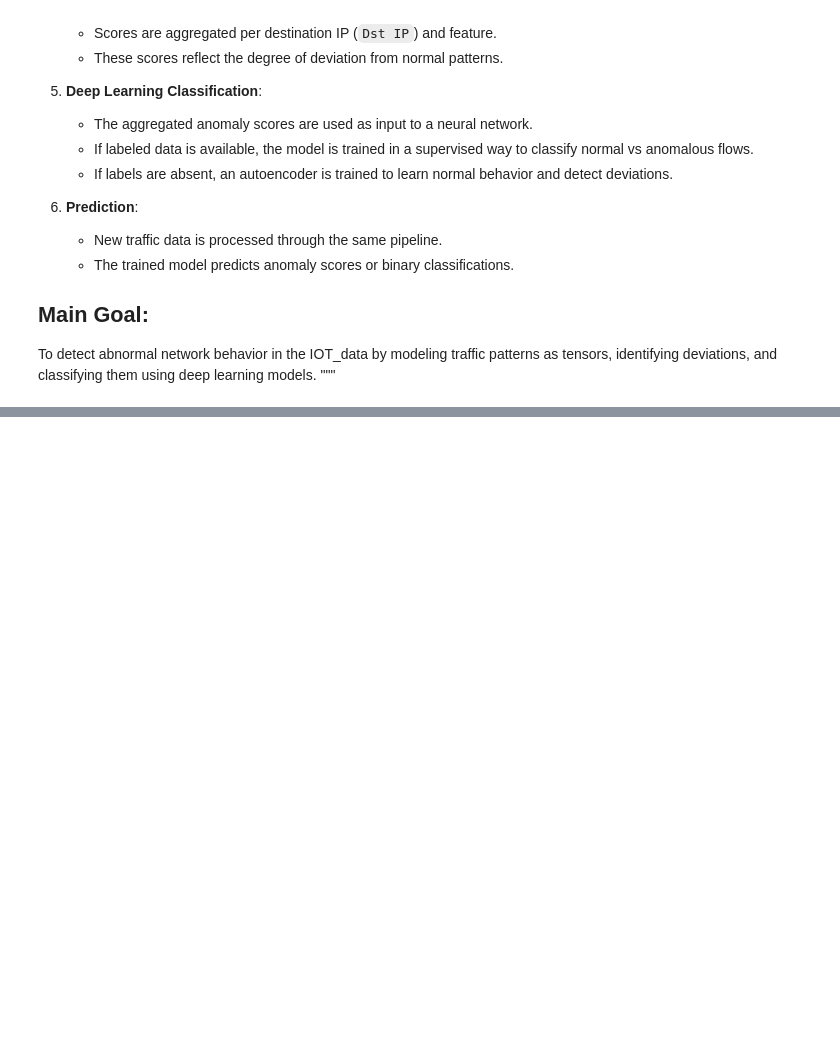
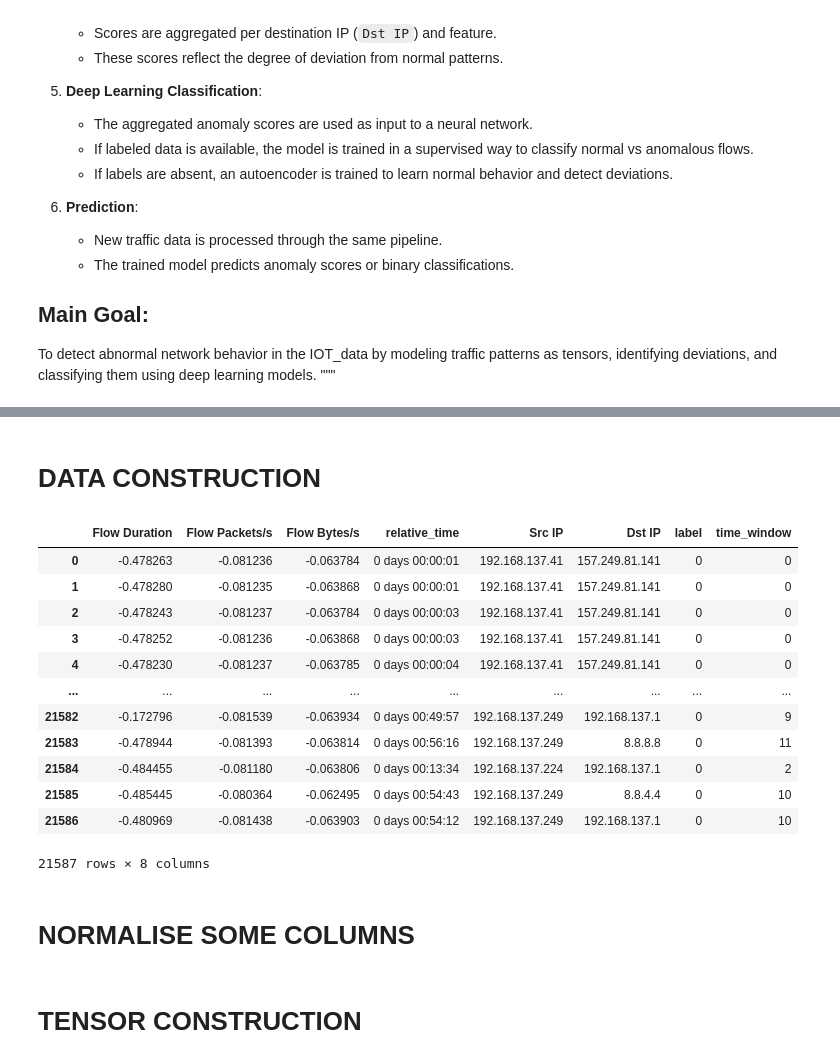
Before and after one commit to mitsouma/IOT_Anomalies_Detection_System_Based_on_Tensor_Decomposition, a Jupyter notebook: Pipeline.ipynb, the cells around one changed output, grey strips where cells are left out. Cells and saved outputs as stored; diff of their text form; code cells hidden in the pictures; blank space fills up the shorter version.

```diff
--- a/Pipeline.ipynb
+++ b/Pipeline.ipynb
@@ -428,0 +215,11 @@ class AnomalyDetectionPipeline:
+# %%
+#Create a relative time
+df1['relative_time']=df1['Timestamp']-df1['Timestamp'].min()
+df2['relative_time']=df2['Timestamp']-df2['Timestamp'].min()
+df3['relative_time']=df3['Timestamp']-df3['Timestamp'].min()
+df4['relative_time']=df4['Timestamp']-df4['Timestamp'].min()
+df5_day_1['relative_time']=df5_day_1['Timestamp']-df5_day_1['Timestamp'].min()
+df5_day_2['relative_time']=df5_day_2['Timestamp']-df5_day_2['Timestamp'].min()
+df6_day_1['relative_time']=df6_day_1['Timestamp']-df6_day_1['Timestamp'].min()
+df6_day_2['relative_time']=df6_day_2['Timestamp']-df6_day_2['Timestamp'].min()
+df7['relative_time']=df7['Timestamp']-df7['Timestamp'].min()
@@ -428,0 +244,50 @@ class AnomalyDetectionPipeline:
+# %% [markdown]
+# DATA CONSTRUCTION
+# %%
+#Consider for as normal_data "Benign 1 ":
+df_normal=df_3h
+#Training data:
+df_train=pd.concat([df_3h_t,df5_day_1,df7_2h],axis=0)
+df_test=pd.concat([df_3h_test,df_3h_test_a,df6_day_2],axis=0)
+# %%
+scaled=StandardScaler()
+# %%
+# Original code for scaling and creating new dataframes
+df_normal_scaled=scaled.fit_transform(df_normal[['Flow Duration','Flow Packets/s','Flow Bytes/s']])
+df_train_scaled=scaled.fit_transform(df_train[['Flow Duration','Flow Packets/s','Flow Bytes/s']])
+df_test_scaled=scaled.fit_transform(df_test[['Flow Duration','Flow Packets/s','Flow Bytes/s']])
+
+df_normal_scaled=pd.DataFrame(df_normal_scaled,columns=['Flow Duration','Flow Packets/s','Flow Bytes/s'])
+df_train_scaled=pd.DataFrame(df_train_scaled,columns=['Flow Duration','Flow Packets/s','Flow Bytes/s'])
+df_test_scaled=pd.DataFrame(df_test_scaled,columns=['Flow Duration','Flow Packets/s','Flow Bytes/s'])
+
+# Reset the index of the original dataframes to ensure alignment
+# This creates a new default integer index
+df_normal = df_normal.reset_index(drop=True)
+df_train = df_train.reset_index(drop=True)
+df_test = df_test.reset_index(drop=True)
+
+# Now assign the columns from the original dataframes with reset indices
+df_normal_scaled[['relative_time','Src IP','Dst IP','label']]=df_normal[['relative_time','Src IP','Dst IP','label']]
+df_train_scaled[['relative_time','Src IP','Dst IP','label']]=df_train[['relative_time','Src IP','Dst IP','label']]
+df_test_scaled[['relative_time','Src IP','Dst IP','label']]=df_test[['relative_time','Src IP','Dst IP','label']]
+# %%
+df_normal_scaled
+# %% [output]
+|  | Flow Duration | Flow Packets/s | Flow Bytes/s | relative_time | Src IP | Dst IP | label | time_window |
+| 0 | -0.478263 | -0.081236 | -0.063784 | 0 days 00:00:01 | 192.168.137.41 | 157.249.81.141 | 0 | 0 |
+| 1 | -0.478280 | -0.081235 | -0.063868 | 0 days 00:00:01 | 192.168.137.41 | 157.249.81.141 | 0 | 0 |
+| 2 | -0.478243 | -0.081237 | -0.063784 | 0 days 00:00:03 | 192.168.137.41 | 157.249.81.141 | 0 | 0 |
+| 3 | -0.478252 | -0.081236 | -0.063868 | 0 days 00:00:03 | 192.168.137.41 | 157.249.81.141 | 0 | 0 |
+| 4 | -0.478230 | -0.081237 | -0.063785 | 0 days 00:00:04 | 192.168.137.41 | 157.249.81.141 | 0 | 0 |
+| ... | ... | ... | ... | ... | ... | ... | ... | ... |
+| 21582 | -0.172796 | -0.081539 | -0.063934 | 0 days 00:49:57 | 192.168.137.249 | 192.168.137.1 | 0 | 9 |
+| 21583 | -0.478944 | -0.081393 | -0.063814 | 0 days 00:56:16 | 192.168.137.249 | 8.8.8.8 | 0 | 11 |
+| 21584 | -0.484455 | -0.081180 | -0.063806 | 0 days 00:13:34 | 192.168.137.224 | 192.168.137.1 | 0 | 2 |
+| 21585 | -0.485445 | -0.080364 | -0.062495 | 0 days 00:54:43 | 192.168.137.249 | 8.8.4.4 | 0 | 10 |
+| 21586 | -0.480969 | -0.081438 | -0.063903 | 0 days 00:54:12 | 192.168.137.249 | 192.168.137.1 | 0 | 10 |
+21587 rows × 8 columns
+# %% [markdown]
+# NORMALISE SOME COLUMNS
+# %% [markdown]
+# TENSOR CONSTRUCTION
```
Also changed, not shown: parts of 51 cells of this notebook.
